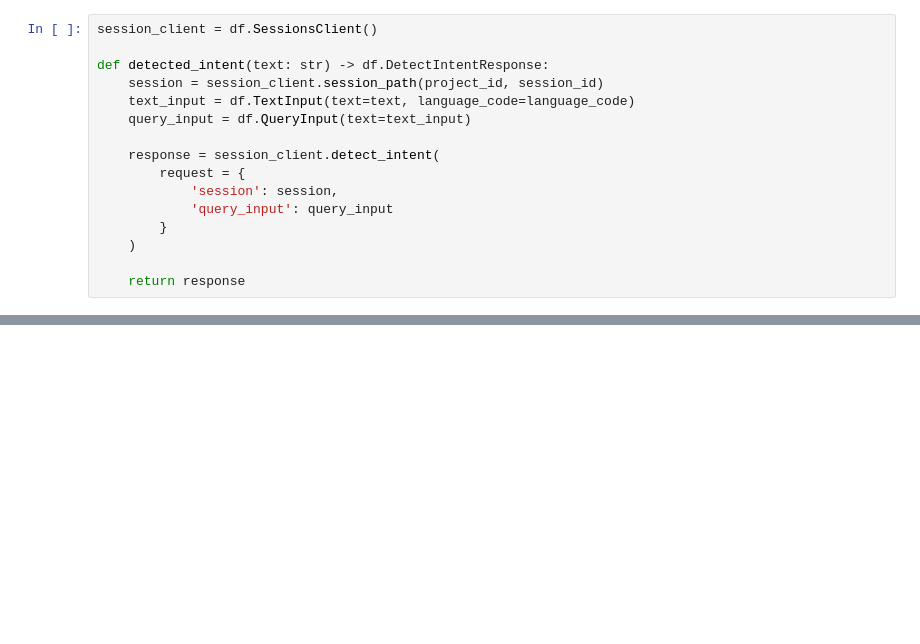
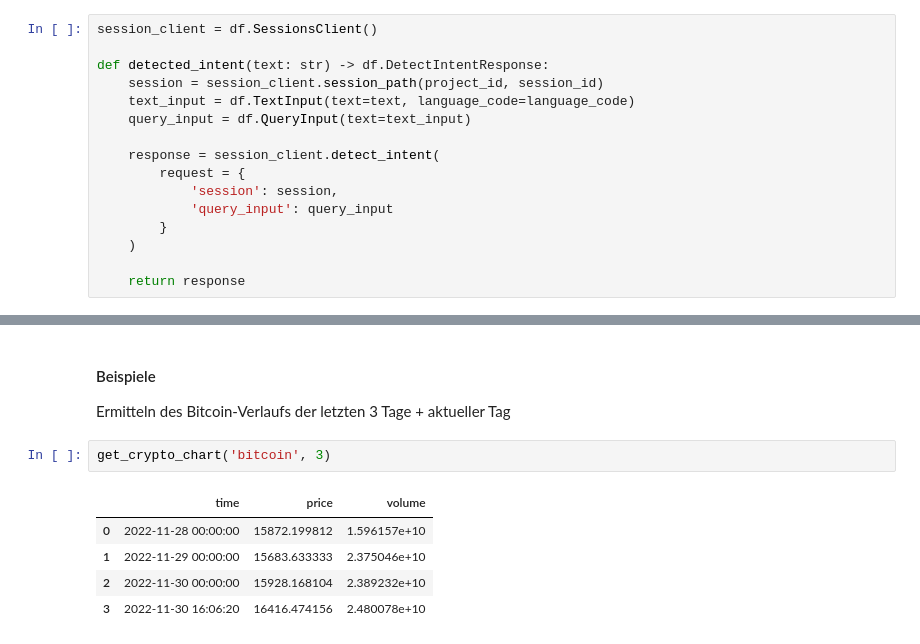
Before and after one commit to bauerjakob/School-Project, a Jupyter notebook: Chatbot.ipynb, the cells around one changed output, grey strips where cells are left out. Drawn from its saved outputs; the diff is of its cells as text; blank space fills up the shorter version.

```diff
--- a/Chatbot.ipynb
+++ b/Chatbot.ipynb
@@ -78,0 +214,11 @@ while True:
+# %% [markdown]
+#### Beispiele
+Ermitteln des Bitcoin-Verlaufs der letzten 3 Tage + aktueller Tag
+# %%
+get_crypto_chart('bitcoin', 3)
+# %% [output]
+|  | time | price | volume |
+| 0 | 2022-11-28 00:00:00 | 15872.199812 | 1.596157e+10 |
+| 1 | 2022-11-29 00:00:00 | 15683.633333 | 2.375046e+10 |
+| 2 | 2022-11-30 00:00:00 | 15928.168104 | 2.389232e+10 |
+| 3 | 2022-11-30 16:06:20 | 16416.474156 | 2.480078e+10 |
```
Also changed, not shown: parts of 48 cells of this notebook, 11 other files.
